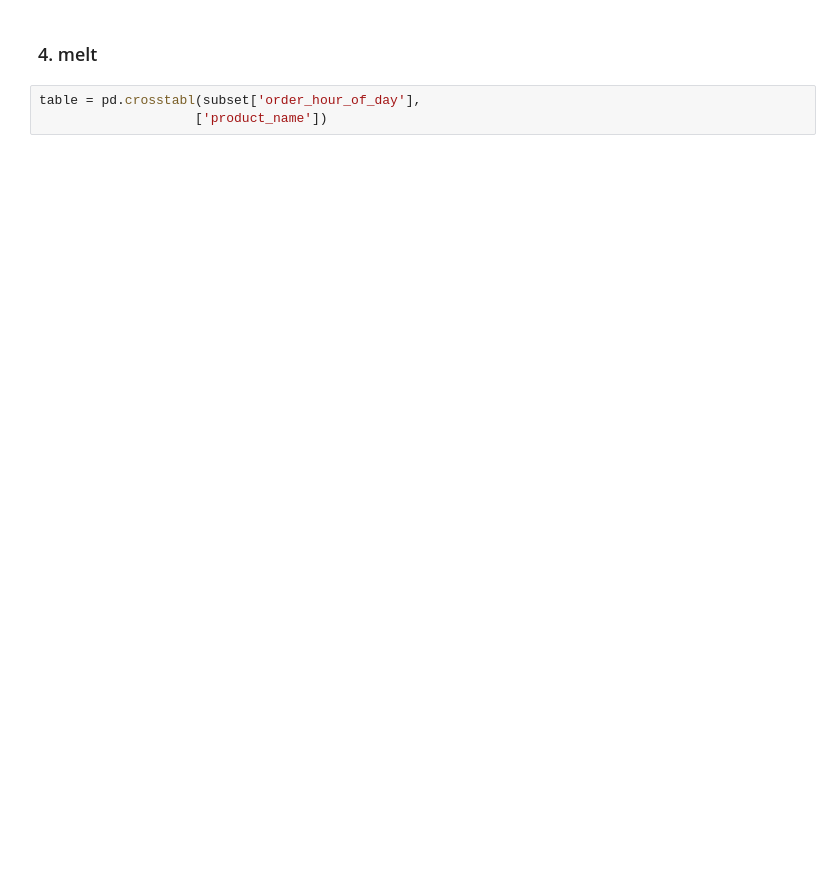
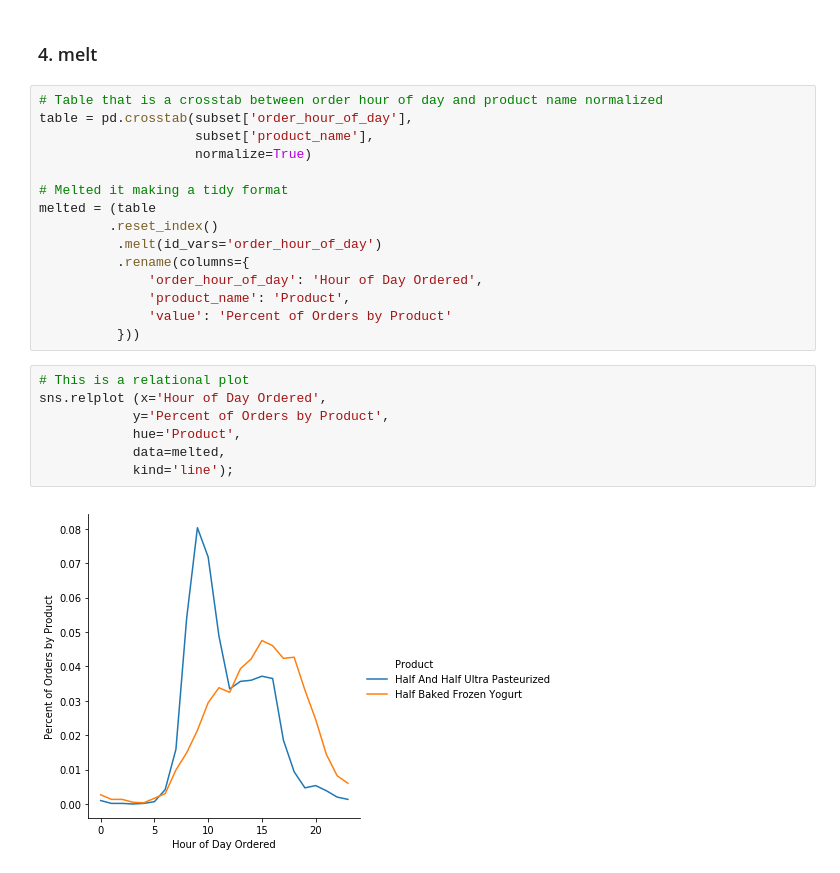
Before and after one commit to bloominstituteoftechnology/DS-Unit-1-Sprint-2-Data-Wrangling-and-Storytelling, a Jupyter notebook: module1-join-and-reshape-data/LS_DS_121_Join_and_Reshape_Data.ipynb, the cells around one changed output. Saved outputs shown, nothing was run; the diff lists cells and outputs as text; blank space fills up the shorter version.

```diff
--- a/module1-join-and-reshape-data/LS_DS_121_Join_and_Reshape_Data.ipynb
+++ b/module1-join-and-reshape-data/LS_DS_121_Join_and_Reshape_Data.ipynb
@@ -899,5 +985,26 @@ subset.pivot_table(index='order_hour_of_day', columns='product_name', values='or
 # %% [markdown]
 ### 4. melt
-# %%
-table = pd.crosstabl(subset['order_hour_of_day'],
-                    ['product_name'])
+# %%
+# Table that is a crosstab between order hour of day and product name normalized
+table = pd.crosstab(subset['order_hour_of_day'],
+                    subset['product_name'],
+                    normalize=True)
+
+# Melted it making a tidy format
+melted = (table
+         .reset_index()
+          .melt(id_vars='order_hour_of_day')
+          .rename(columns={
+              'order_hour_of_day': 'Hour of Day Ordered',
+              'product_name': 'Product',
+              'value': 'Percent of Orders by Product'
+          }))
+# %%
+# This is a relational plot
+sns.relplot (x='Hour of Day Ordered',
+            y='Percent of Orders by Product',
+            hue='Product',
+            data=melted,
+            kind='line');
+# %% [output]
+[figure, added]
```
Also changed, not shown: parts of 30 cells of this notebook.
